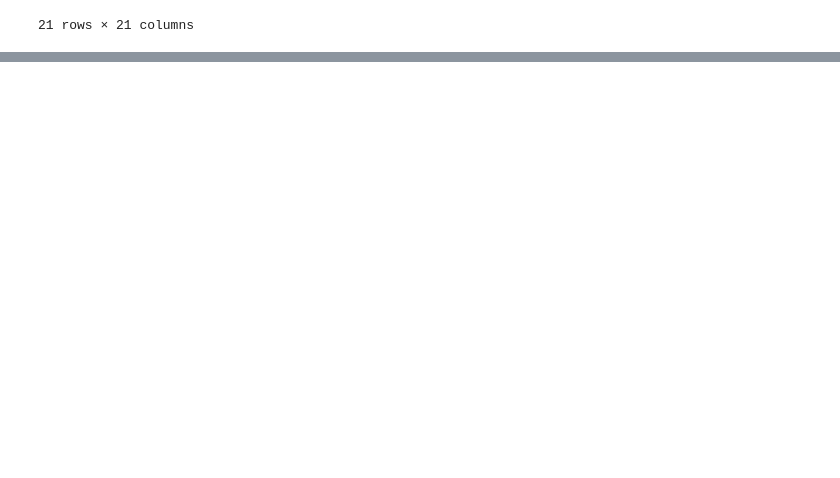
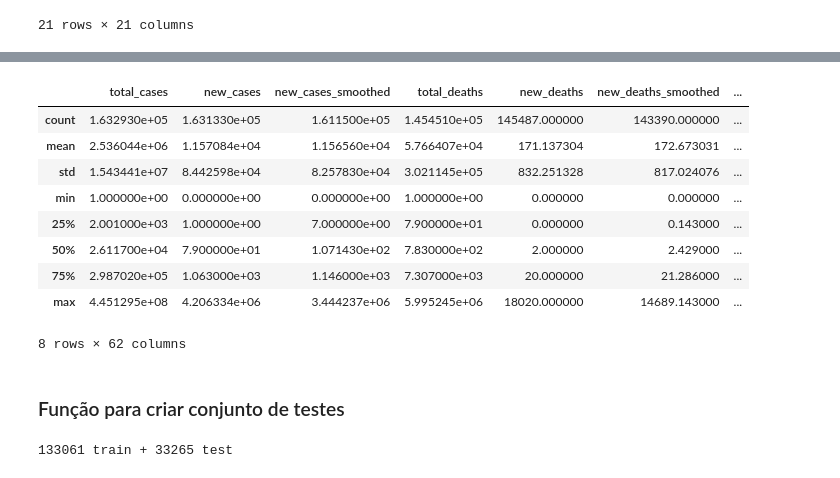
Before and after one commit to joanlima94/TCC-Unicamp, a Jupyter notebook: Notebook-Tcc.ipynb, the cells around one changed output, grey strips where cells are left out. Drawn from its saved outputs; the diff is of its cells as text; code cells hidden in the pictures; blank space fills up the shorter version.

Commit message:
Include function of the train and test

```diff
--- a/Notebook-Tcc.ipynb
+++ b/Notebook-Tcc.ipynb
@@ -82,0 +121,15 @@ correlation.loc[correlation.total_cases>0.5,correlation.total_cases>0.5]
+# %%
+covid_data.describe()
+# %% [output]
+|  | total_cases | new_cases | new_cases_smoothed | total_deaths | new_deaths | new_deaths_smoothed | ... |
+| count | 1.632930e+05 | 1.631330e+05 | 1.611500e+05 | 1.454510e+05 | 145487.000000 | 143390.000000 | ... |
+| mean | 2.536044e+06 | 1.157084e+04 | 1.156560e+04 | 5.766407e+04 | 171.137304 | 172.673031 | ... |
+| std | 1.543441e+07 | 8.442598e+04 | 8.257830e+04 | 3.021145e+05 | 832.251328 | 817.024076 | ... |
+| min | 1.000000e+00 | 0.000000e+00 | 0.000000e+00 | 1.000000e+00 | 0.000000 | 0.000000 | ... |
+| 25% | 2.001000e+03 | 1.000000e+00 | 7.000000e+00 | 7.900000e+01 | 0.000000 | 0.143000 | ... |
+| 50% | 2.611700e+04 | 7.900000e+01 | 1.071430e+02 | 7.830000e+02 | 2.000000 | 2.429000 | ... |
+| 75% | 2.987020e+05 | 1.063000e+03 | 1.146000e+03 | 7.307000e+03 | 20.000000 | 21.286000 | ... |
+| max | 4.451295e+08 | 4.206334e+06 | 3.444237e+06 | 5.995245e+06 | 18020.000000 | 14689.143000 | ... |
+8 rows × 62 columns
+# %% [markdown]
+### Função para criar conjunto de testes
@@ -82,0 +145,4 @@ correlation.loc[correlation.total_cases>0.5,correlation.total_cases>0.5]
+# %%
+print(len(train_set), "train +", len(test_set), "test")
+# %% [output]
+133061 train + 33265 test
```
Also changed, not shown: parts of 7 cells of this notebook.
